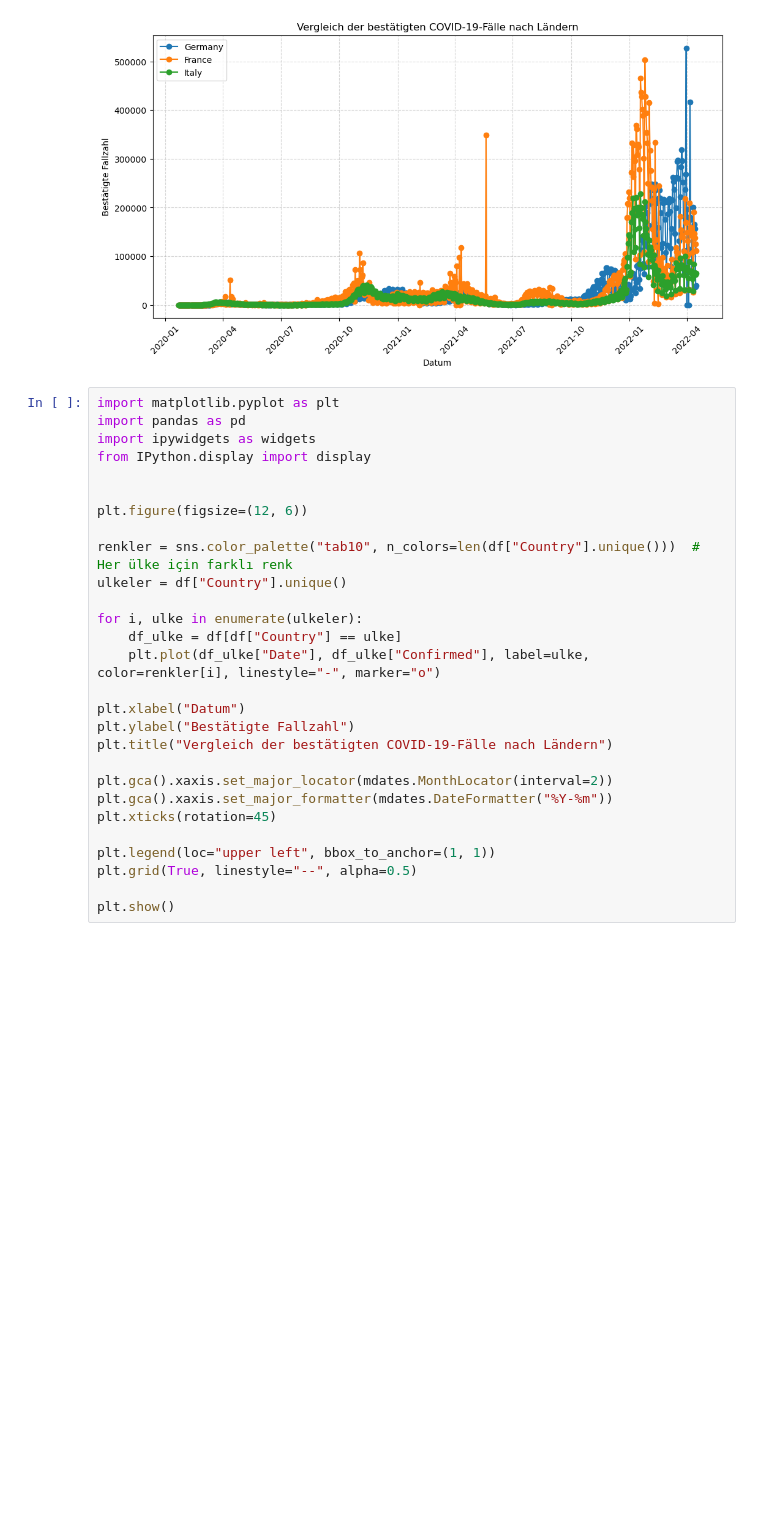
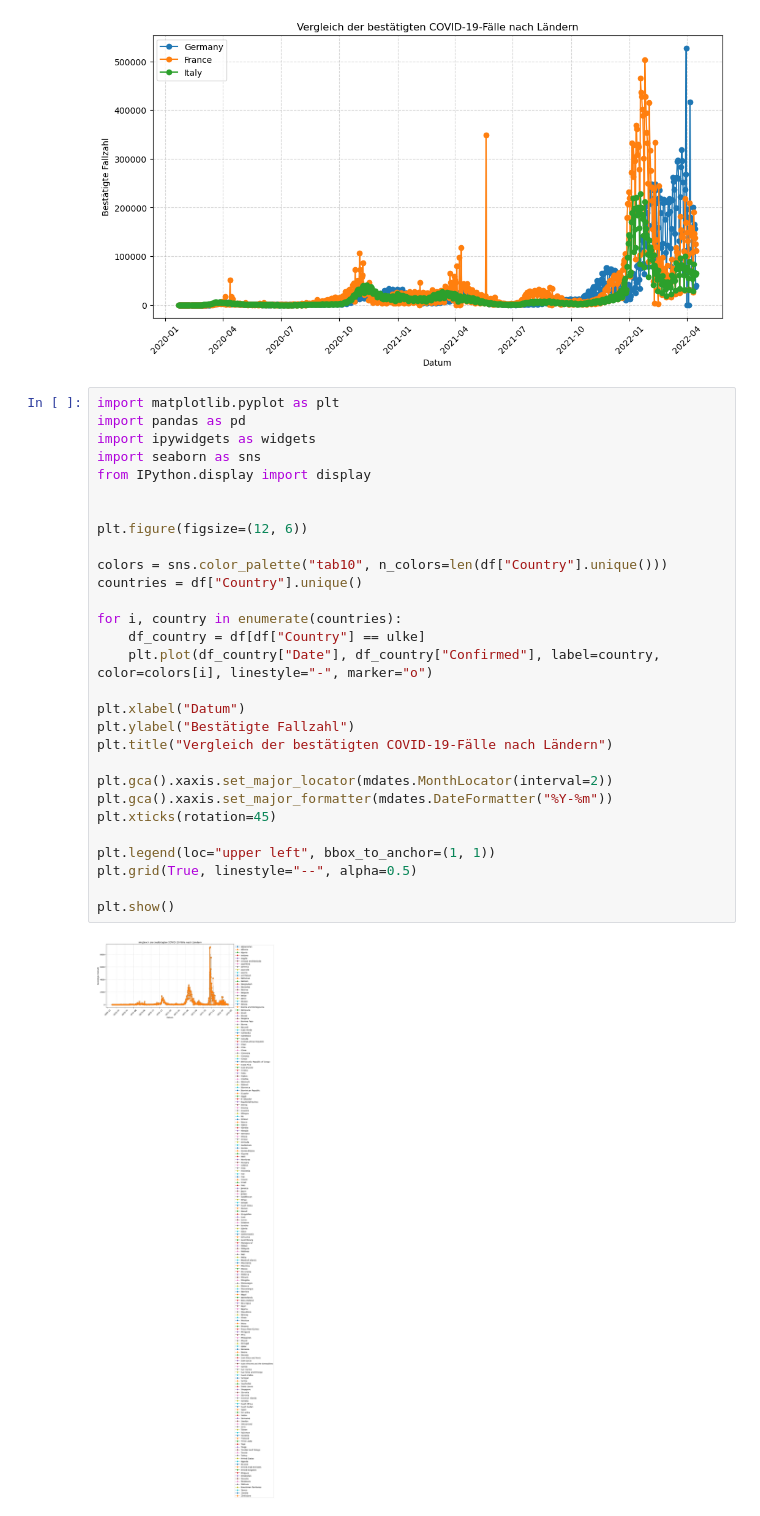
Before and after one commit to Feras3245/G5, a Jupyter notebook: Demo-4/Demo-4.ipynb, the cells around one changed output. Saved outputs shown, nothing was run; the diff lists cells and outputs as text; blank space fills up the shorter version.

```diff
--- a/Demo-4/Demo-4.ipynb
+++ b/Demo-4/Demo-4.ipynb
@@ -181,28 +181,31 @@ plt.show()
 # %%
 import matplotlib.pyplot as plt
 import pandas as pd
 import ipywidgets as widgets
+import seaborn as sns
 from IPython.display import display
 
 
 plt.figure(figsize=(12, 6))
 
-renkler = sns.color_palette("tab10", n_colors=len(df["Country"].unique()))  # Her ülke için farklı renk
-ulkeler = df["Country"].unique()
+colors = sns.color_palette("tab10", n_colors=len(df["Country"].unique()))
+countries = df["Country"].unique()
 
-for i, ulke in enumerate(ulkeler):
-    df_ulke = df[df["Country"] == ulke]
-    plt.plot(df_ulke["Date"], df_ulke["Confirmed"], label=ulke, color=renkler[i], linestyle="-", marker="o")
+for i, country in enumerate(countries):
+    df_country = df[df["Country"] == ulke]
+    plt.plot(df_country["Date"], df_country["Confirmed"], label=country, color=colors[i], linestyle="-", marker="o")
 
 plt.xlabel("Datum")
 plt.ylabel("Bestätigte Fallzahl")
 plt.title("Vergleich der bestätigten COVID-19-Fälle nach Ländern")
 
 plt.gca().xaxis.set_major_locator(mdates.MonthLocator(interval=2))
 plt.gca().xaxis.set_major_formatter(mdates.DateFormatter("%Y-%m"))
 plt.xticks(rotation=45)
 
 plt.legend(loc="upper left", bbox_to_anchor=(1, 1))
 plt.grid(True, linestyle="--", alpha=0.5)
 
 plt.show()
+# %% [output]
+[figure, added]
```
Also changed, not shown: parts of 7 cells of this notebook.
